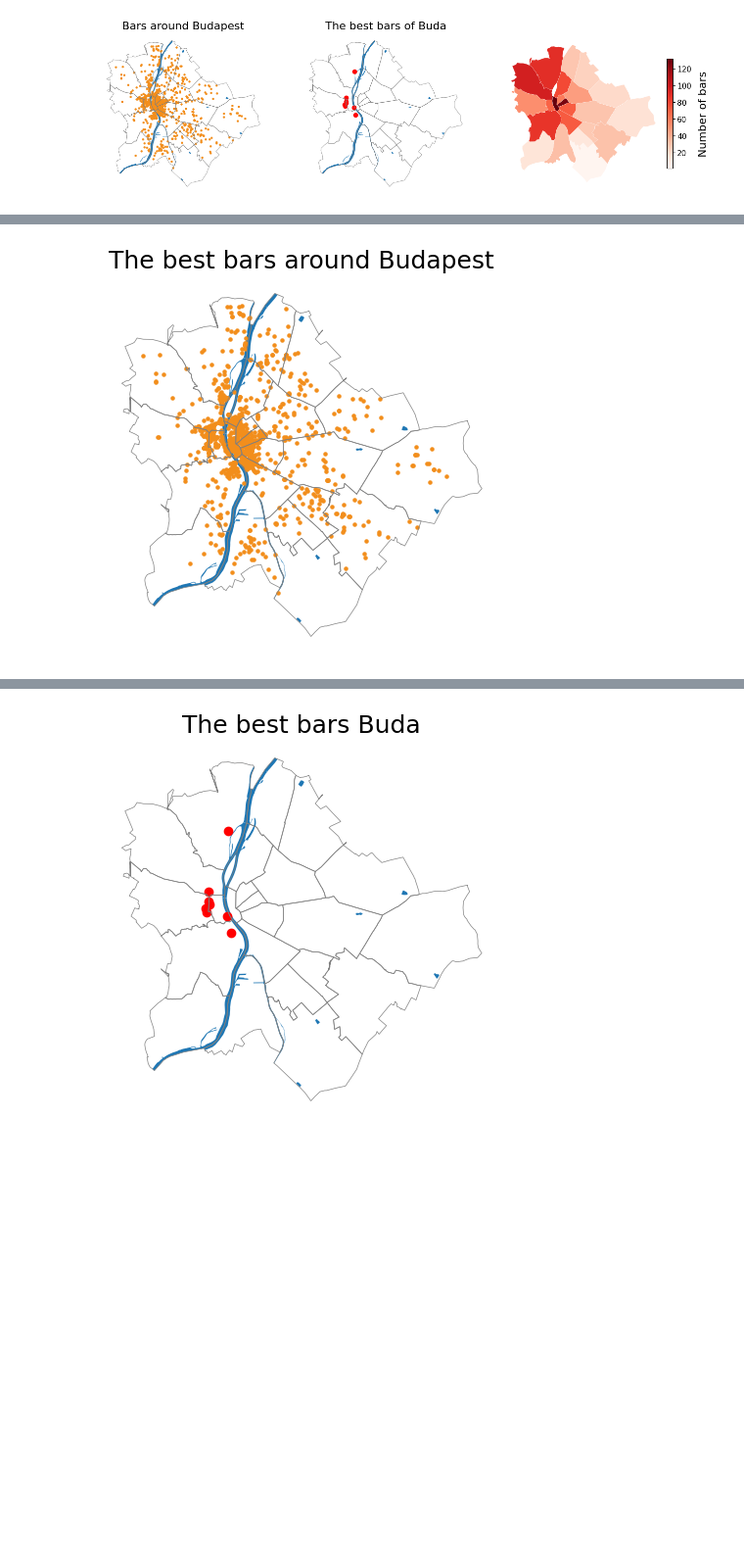
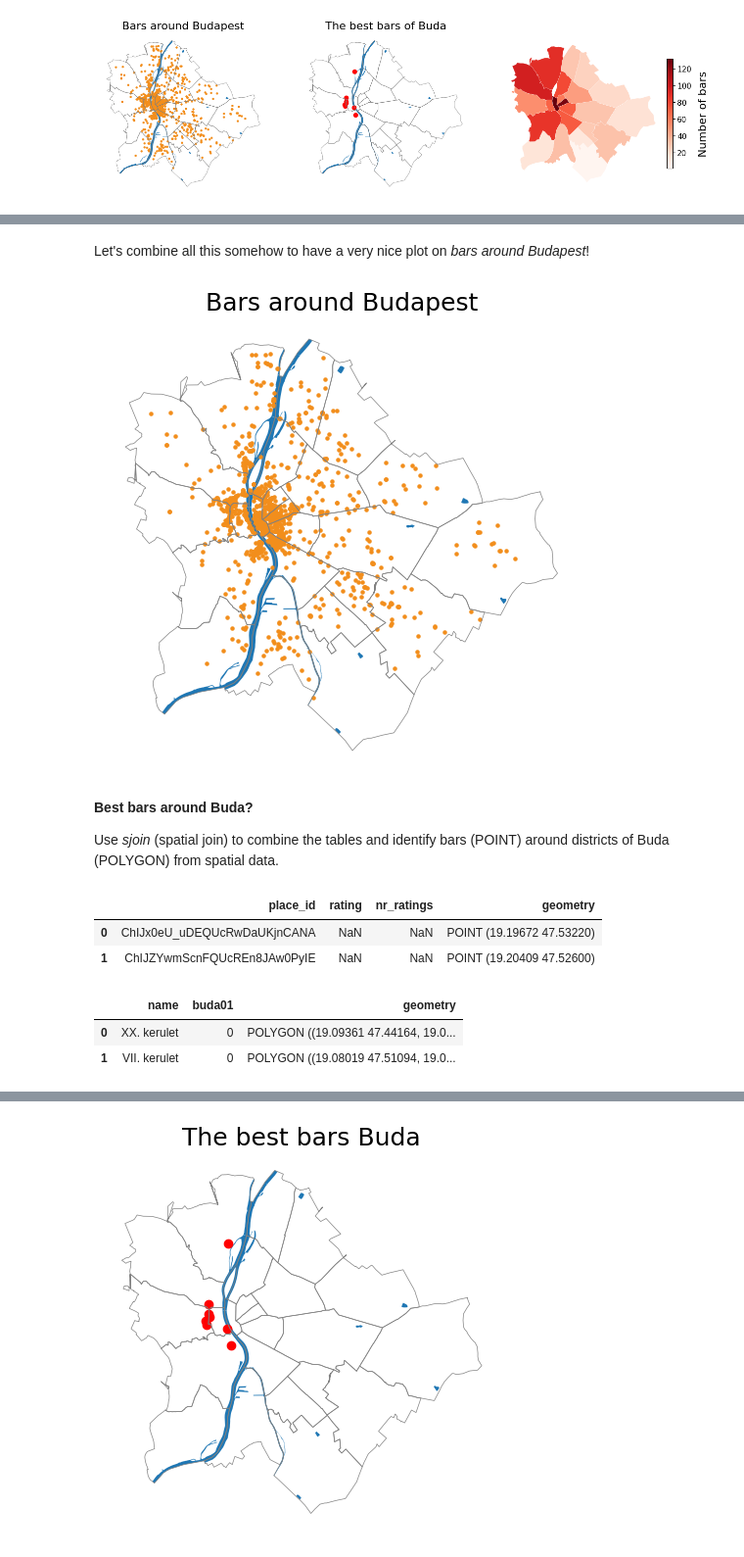
Before and after one commit to sandorjuhasz/geoDS_guest_lectures, a Jupyter notebook: code/part1_geoDS_intro_to_geographic_data.ipynb, the cells around one changed output, grey strips where cells are left out. Shown at 98% size. Saved outputs shown, nothing was run; the diff lists cells and outputs as text; code cells hidden in the pictures; blank space fills up the shorter version.

```diff
--- a/code/part1_geoDS_intro_to_geographic_data.ipynb
+++ b/code/part1_geoDS_intro_to_geographic_data.ipynb
@@ -18,21 +133,40 @@ Better bars in Buda?  Which district is worth going out in?
+# %% [markdown]
+Let's combine all this somehow to have a very nice plot on *bars around Budapest*!
 # %%
 # Budapest shape
 bp_shape = gpd.read_file("../data/shape_files/budapest_shape/budapest_shape.shp")
 
 # river shape
 bp_river_shape = gpd.read_file("../data/shape_files/budapest_waters_shape/budapest_waters_shape.shp")
 
 # districts
 bp_districts = gpd.read_file("../data/shape_files/budapest_districts_shape/budapest_districts_shape.shp")
 
 # google data on bars
 bp_bars = gpd.read_file("../data/budapest_bars.geojson")
 
-fig, ax = plt.subplots(1,1, figsize=(6,5))
+fig, ax = plt.subplots(1,1, figsize=(8,6))
 bp_river_shape.plot(ax=ax)
 bp_districts.boundary.plot(linewidth=0.5, color="grey", ax=ax)
 bp_bars.plot(color="#f28e1c", markersize=5, ax=ax)
-ax.set_title("The best bars around Budapest", size=18)
+ax.set_title("Bars around Budapest", size=18)
 ax.set_axis_off()
 # %% [output]
-[figure, old version]
+[figure, new version]
+# %% [markdown]
+**Best bars around Buda?**
+
+Use *sjoin* (spatial join) to combine the tables and identify bars (POINT) around districts of Buda (POLYGON) from spatial data.
+# %%
+# look at the tables
+bp_bars.head(2)
+# %% [output]
+|  | place_id | rating | nr_ratings | geometry |
+| 0 | ChIJx0eU_uDEQUcRwDaUKjnCANA | NaN | NaN | POINT (19.19672 47.53220) |
+| 1 | ChIJZYwmScnFQUcREn8JAw0PyIE | NaN | NaN | POINT (19.20409 47.52600) |
+# %%
+bp_districts.head(2)
+# %% [output]
+|  | name | buda01 | geometry |
+| 0 | XX. kerulet | 0 | POLYGON ((19.09361 47.44164, 19.0... |
+| 1 | VII. kerulet | 0 | POLYGON ((19.08019 47.51094, 19.0... |
```
Also changed, not shown: parts of 41 cells of this notebook.
